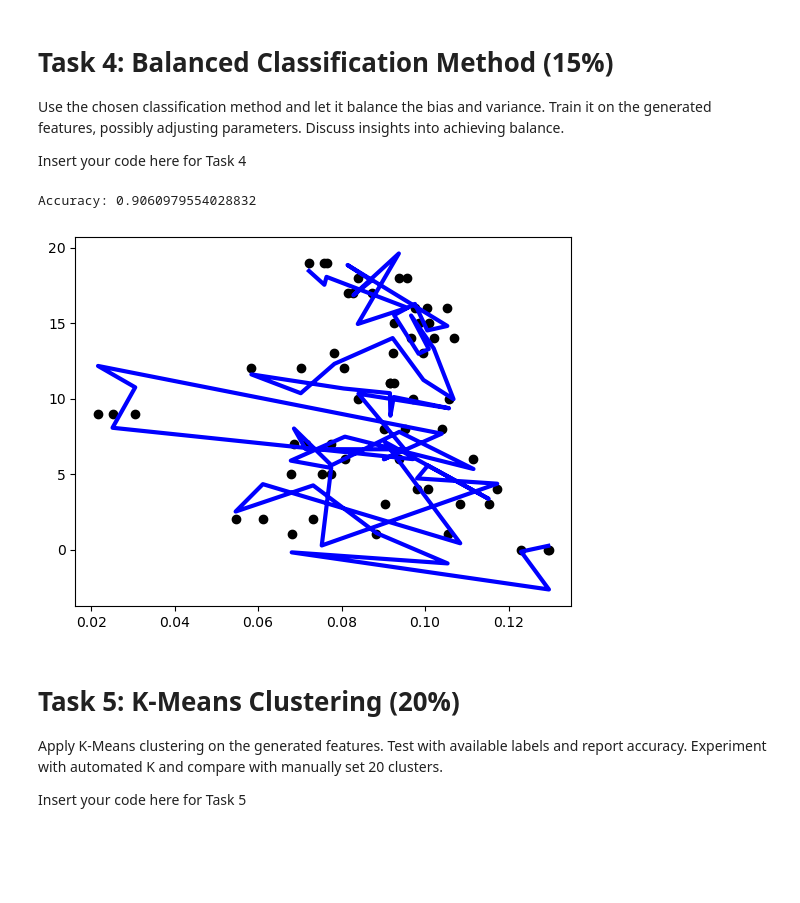
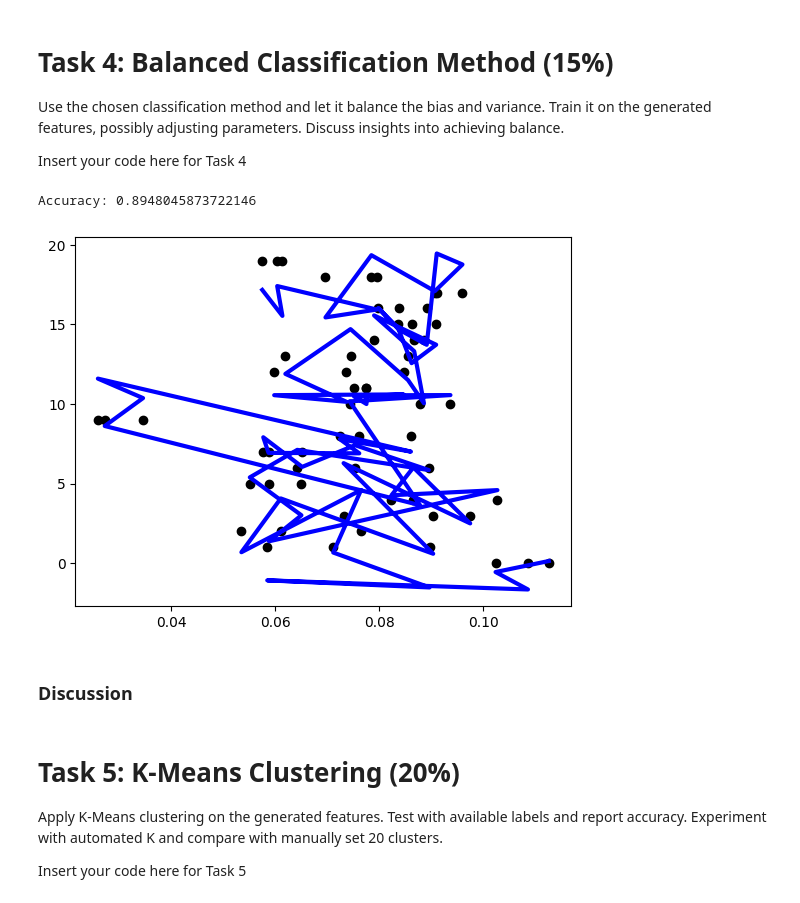
Before and after one commit to coopercole/syde522_assign1, a Jupyter notebook: Assignment1.ipynb, the cells around one changed output. Drawn from its saved outputs; the diff is of its cells as text; code cells hidden in the pictures; blank space fills up the shorter version.

Commit message:
Added discussion for parts 2-4. 4 needs some work.

```diff
--- a/Assignment1.ipynb
+++ b/Assignment1.ipynb
@@ -203,34 +219,36 @@ Insert your code here for Task 4
 # %%
 y_train = train_labels
 y_val = validate_labels
-balanced_val = validate_feature_vectors[:, :250]
-balanced_train = train_feature_vectors[:, :250]
+balanced_val = validate_feature_vectors[:, :225]
+balanced_train = train_feature_vectors[:, :225]
 
 # Create a linear regression model with high bias
 clf = LinearRegression()
 
 # Train the model on the training data
 clf.fit(balanced_train, y_train)
 
 # prediction for plotting
 pred_values = clf.predict(balanced_val)
 
 # Evaluate the model on the validation data
 accuracy = clf.score(balanced_val, y_val)
 print("Accuracy:", accuracy)
 
 # balanced_val.reshape(-1, 1)
 # balanced_val.resize((60,))
 
 balanced_val = np.mean(balanced_val, axis=1).reshape(-1, 1)
 
 plt.scatter(balanced_val, y_val, color="black")
 plt.plot(balanced_val, pred_values, color="blue", linewidth=3)
 
 plt.show()
 # %% [output]
-Accuracy: 0.9060979554028832
+Accuracy: 0.8948045873722146
-[figure, old version]
+[figure, new version]
+# %% [markdown]
+### Discussion
 # %% [markdown]
 # Task 5: K-Means Clustering (20%)
 Apply K-Means clustering on the generated features.
```
Also changed, not shown: parts of 8 cells of this notebook.
